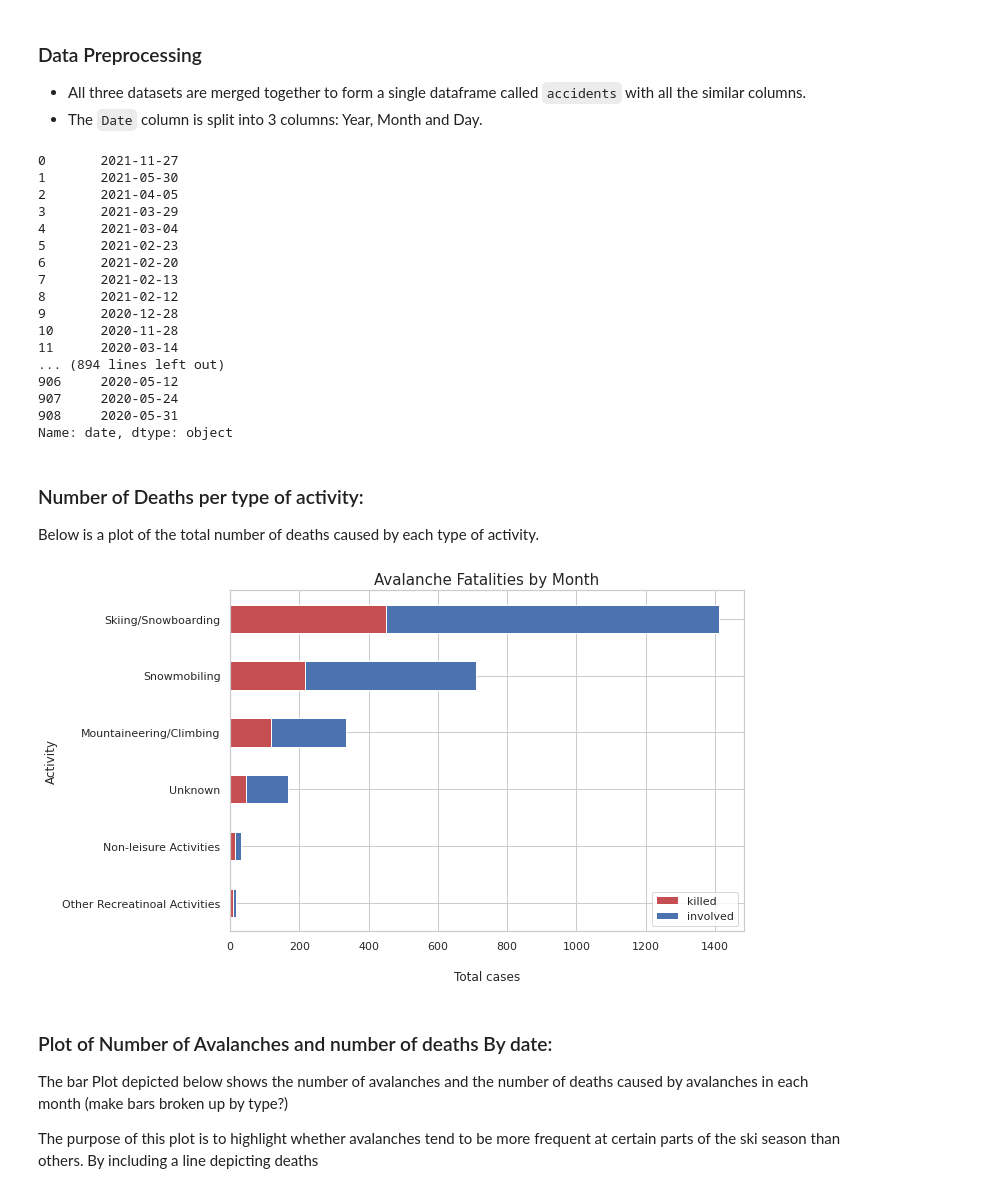
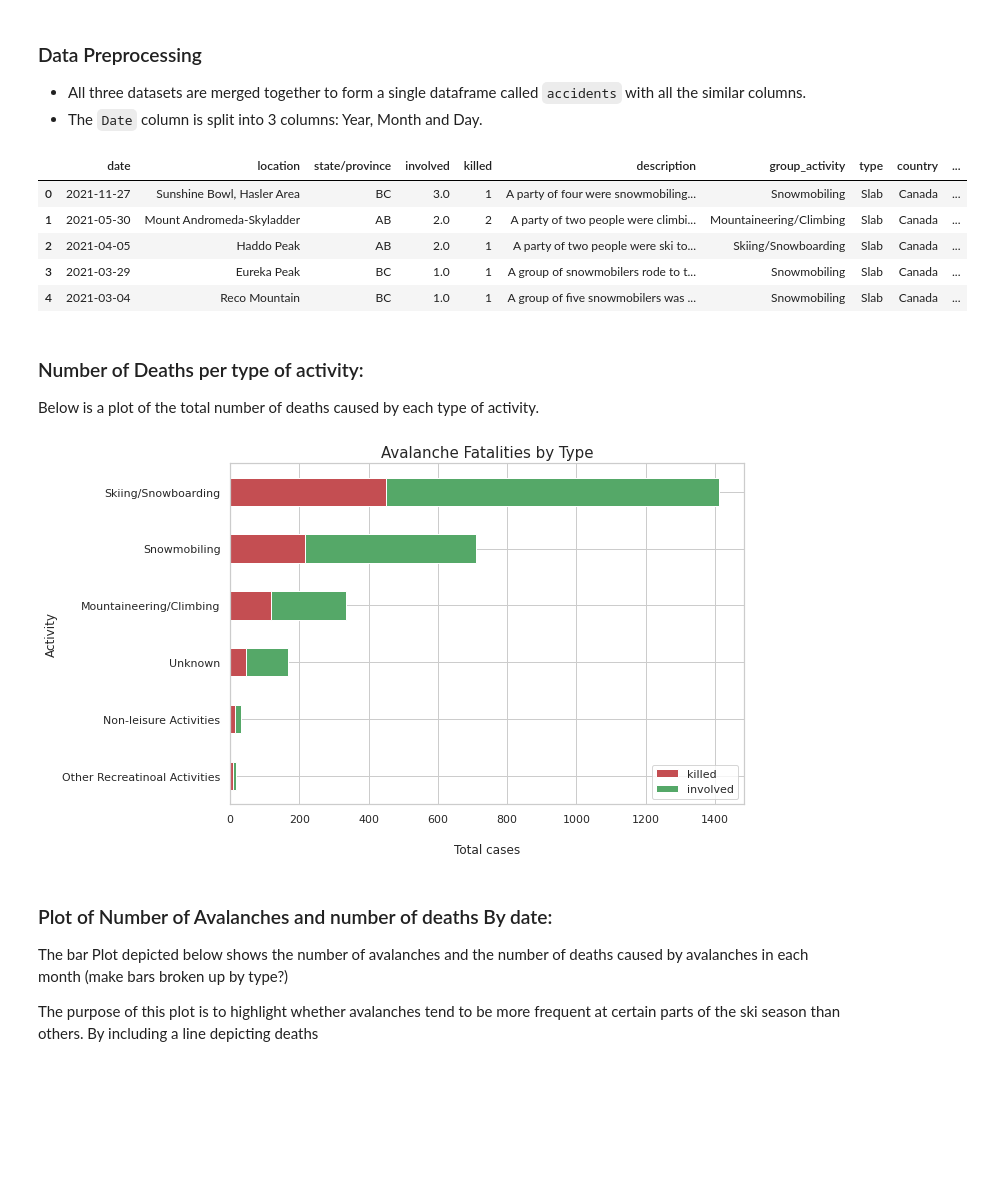
Before and after one commit to omertahi/avalanche_accidents, a Jupyter notebook: Project.ipynb, the cells around one changed output. Drawn from its saved outputs; the diff is of its cells as text; code cells hidden in the pictures; blank space fills up the shorter version.

```diff
--- a/Project.ipynb
+++ b/Project.ipynb
@@ -361,53 +362,41 @@ with pd.option_context('display.max_rows', None, 'display.max_columns', None):
 # %%
 df1 = (ca_incidents
        .copy()
        .assign(country = np.repeat("Canada", len(ca_incidents), axis=0))
        .iloc[:,[0,1,2,3,5,6,7,9,15]])
 df2 = (us_incidents
        .copy()
        .assign(country = np.repeat("United States", len(us_incidents), axis=0))
        .iloc[:,[0,1,2,3,5,6,7,9,15]])
 df3 = (eu_incidents
        .copy()
        .drop(columns = ['incident comment']))
 
 accidents = (pd.concat([df1, df2, df3])
+        .dropna(subset = ['involved'])
         .reset_index()
-        .drop(columns = ['index'])
-        .dropna(subset = ['date']))
+        .drop(columns = ['index']))
 
 def date_to_month(s):
     """
     This function is used to conver the month column from numbers
     to strings giving each month its respective name.
     """
-    calendar.month_name[int(s)]
+    return calendar.month_name[int(s)]
 
-# accidents['date'] = accidents['date'].str.strip()
-# accidents.dropna(subset = ['date'], inplace = True)
-# accidents[["year", "month", "day"]] = accidents["date"].str.split("-", expand = True)
-# accidents["month"] = accidents["month"].apply(date_to_month)
+accidents[["year", "month", "day"]] = accidents["date"].str.split("-", expand = True)
+accidents["month"] = accidents["month"].apply(date_to_month)
+
 
 with pd.option_context('display.max_rows', None):
-    display(accidents.date)
+    display(accidents.head())
 # %% [output]
-0       2021-11-27
-1       2021-05-30
-2       2021-04-05
-3       2021-03-29
-4       2021-03-04
-5       2021-02-23
-6       2021-02-20
-7       2021-02-13
-8       2021-02-12
-9       2020-12-28
-10      2020-11-28
-11      2020-03-14
-... (894 lines left out)
-906     2020-05-12
-907     2020-05-24
-908     2020-05-31
-Name: date, dtype: object
+|  | date | location | state/province | involved | killed | description | group_activity | type | country | ... |
+| 0 | 2021-11-27 | Sunshine Bowl, Hasler Area | BC | 3.0 | 1 | A party of four were snowmobiling... | Snowmobiling | Slab | Canada | ... |
+| 1 | 2021-05-30 | Mount Andromeda-Skyladder | AB | 2.0 | 2 | A party of two people were climbi... | Mountaineering/Climbing | Slab | Canada | ... |
+| 2 | 2021-04-05 | Haddo Peak | AB | 2.0 | 1 | A party of two people were ski to... | Skiing/Snowboarding | Slab | Canada | ... |
+| 3 | 2021-03-29 | Eureka Peak | BC | 1.0 | 1 | A group of snowmobilers rode to t... | Snowmobiling | Slab | Canada | ... |
+| 4 | 2021-03-04 | Reco Mountain | BC | 1.0 | 1 | A group of five snowmobilers was ... | Snowmobiling | Slab | Canada | ... |
 # %% [markdown]
 ### Number of Deaths per type of activity:
 
@@ -418,15 +407,15 @@ dat = (accidents.groupby('group_activity')
        .sort_values('killed'))
 
 fig, ax = plt.subplots(figsize=(10,6))
-dat.plot.barh(ax=ax, stacked=True, color=['r', 'b'])
+dat.plot.barh(ax=ax, stacked=True, color=['r', 'g'])
 plt.xlabel("\nTotal cases")
 plt.ylabel("Activity")
-plt.title("Avalanche Fatalities by Month", fontsize=15)
+plt.title("Avalanche Fatalities by Type", fontsize=15)
 plt.legend(loc='lower right')
 plt.tight_layout()
 plt.show()
 # %% [output]
-[figure, old version]
+[figure, new version]
 # %% [markdown]
 ### Plot of Number of Avalanches and number of deaths By date:
 
```
Also changed, not shown: parts of 6 cells of this notebook.
